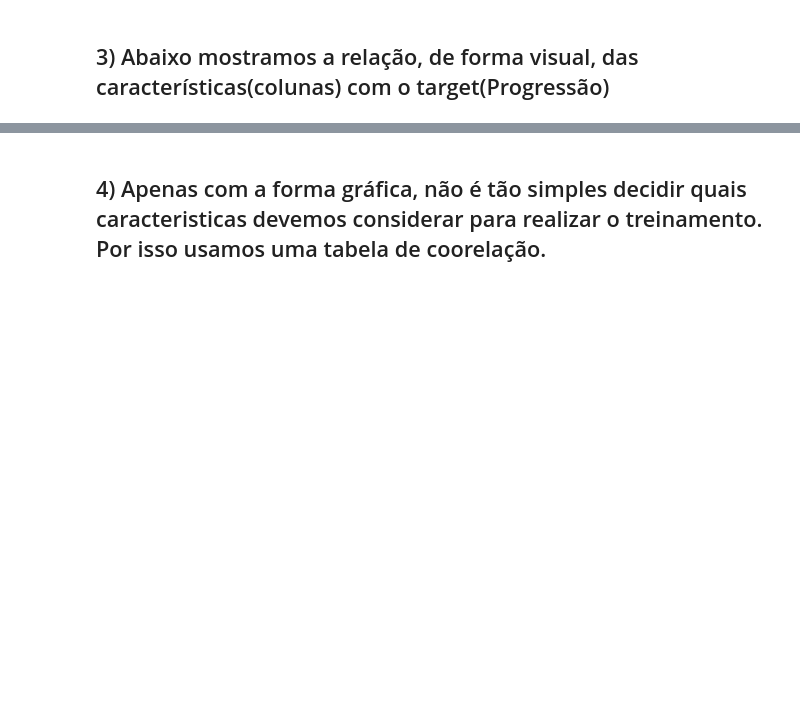
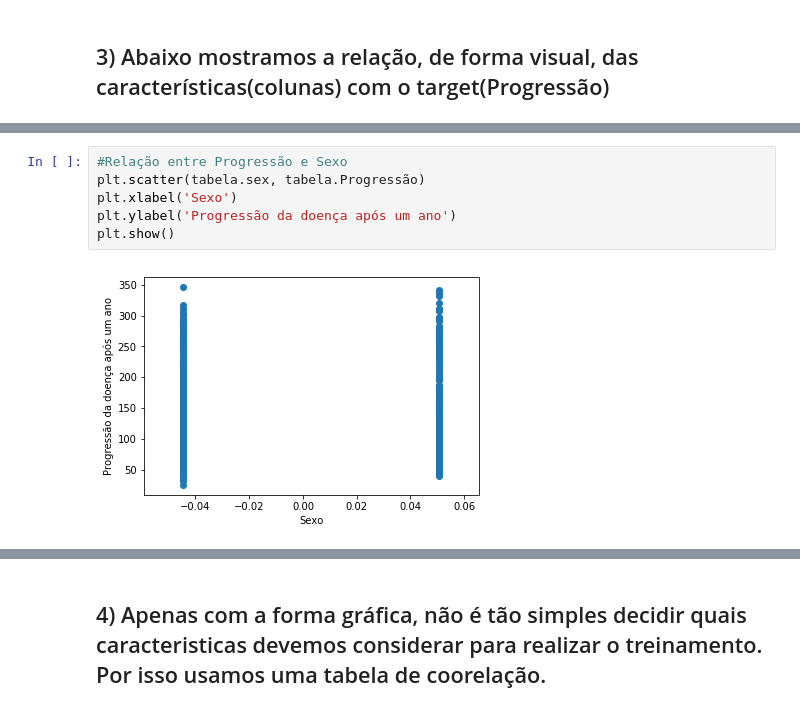
Before and after one commit to DWalterJansen/topicosIC, a Jupyter notebook: Equipe/Trabalho 3/Diabetes.ipynb, the cells around one changed output, grey strips where cells are left out. Saved outputs shown, nothing was run; the diff lists cells and outputs as text; blank space fills up the shorter version.

```diff
--- a/Equipe/Trabalho 3/Diabetes.ipynb
+++ b/Equipe/Trabalho 3/Diabetes.ipynb
@@ -73,0 +85,8 @@ tabela.head(10)
+# %%
+#Relação entre Progressão e Sexo
+plt.scatter(tabela.sex, tabela.Progressão)
+plt.xlabel('Sexo')
+plt.ylabel('Progressão da doença após um ano')
+plt.show()
+# %% [output]
+[figure, added]
```
Also changed, not shown: parts of 10 cells of this notebook.
